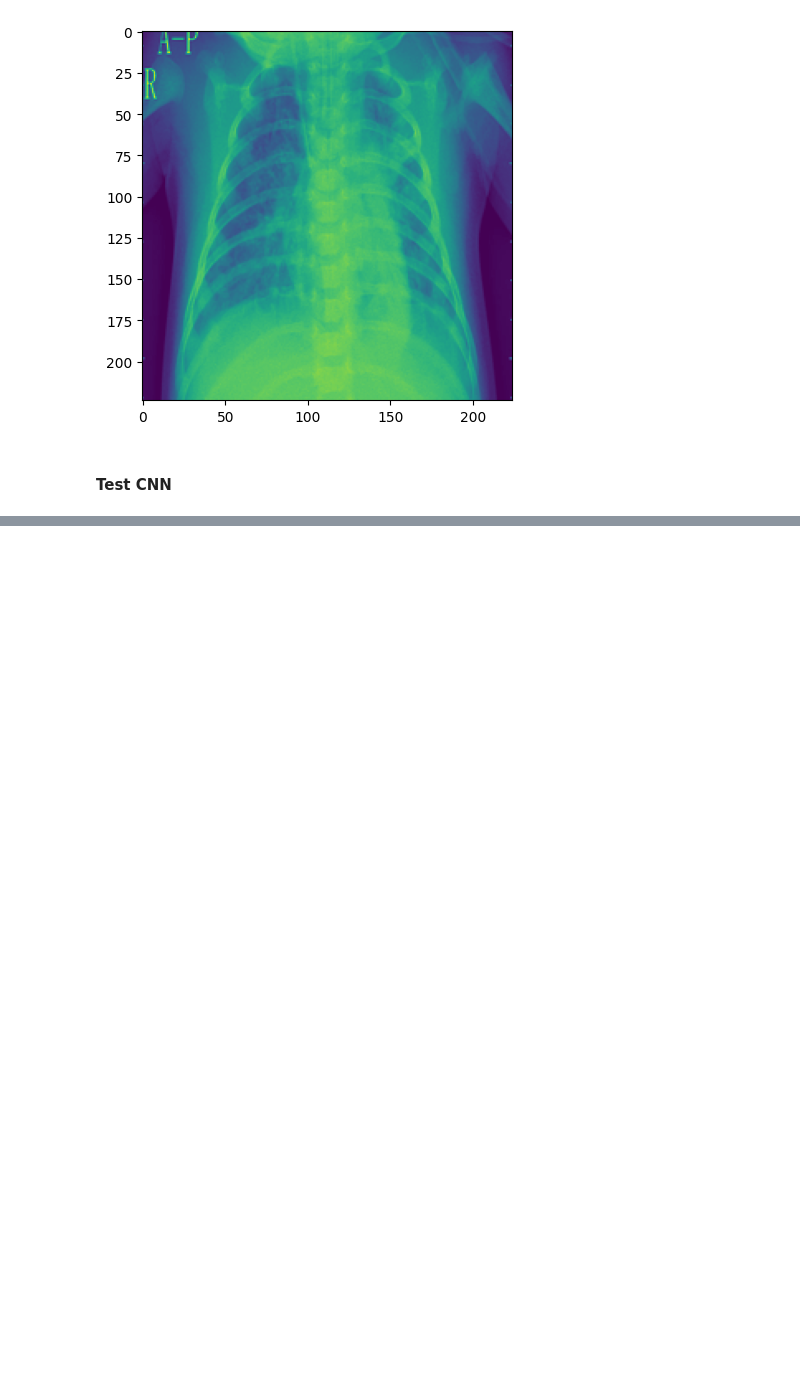
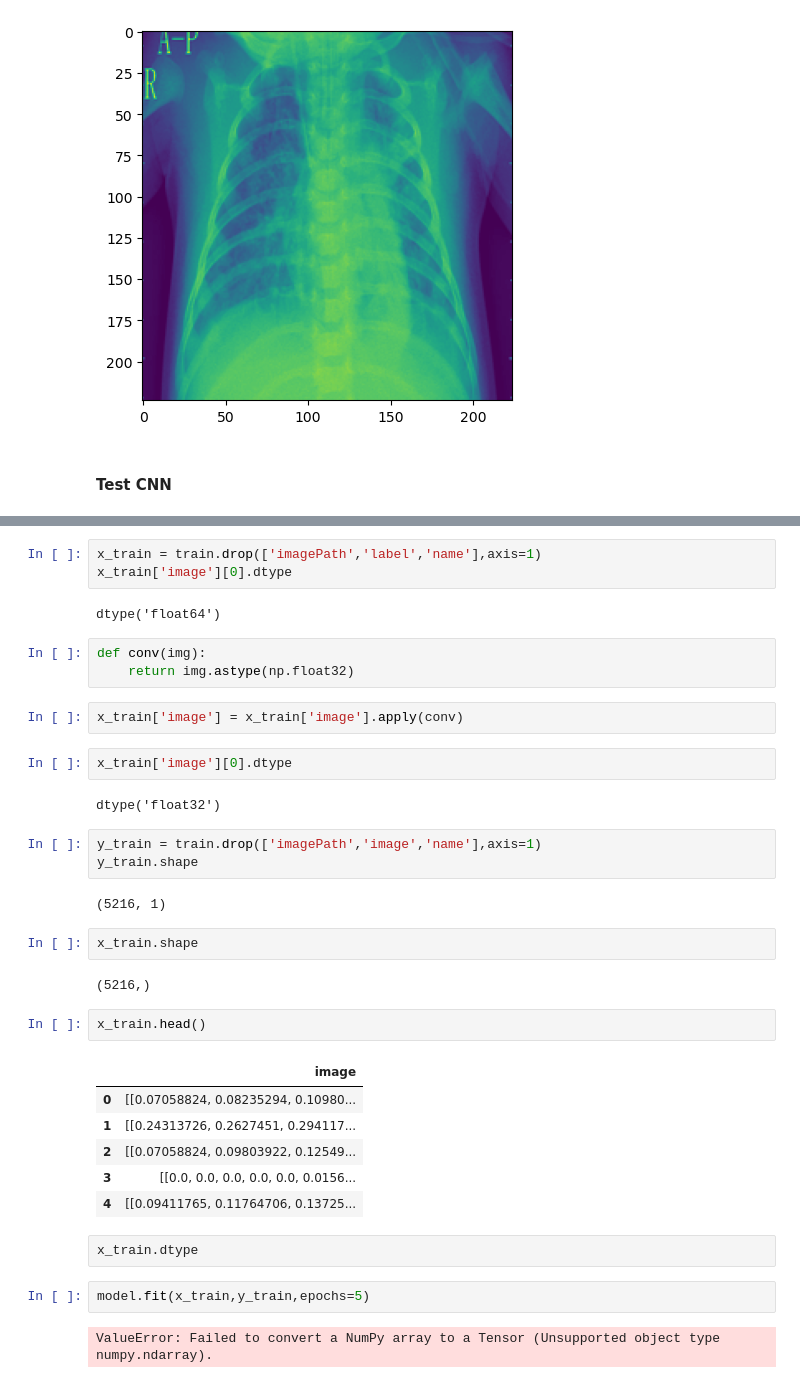
Before and after one commit to Cascade0507/Machine-Learning, a Jupyter notebook: Deep Learning/Pneumonia_Prediction_X-ray/Pneumonia_CNN.ipynb, the cells around one changed output, grey strips where cells are left out. Cells and saved outputs as stored; diff of their text form; blank space fills up the shorter version.

```diff
--- a/Deep Learning/Pneumonia_Prediction_X-ray/Pneumonia_CNN.ipynb
+++ b/Deep Learning/Pneumonia_Prediction_X-ray/Pneumonia_CNN.ipynb
@@ -174,0 +284,38 @@ sample_model.compile(optimizer= 'adam', loss='binary_crossentropy', metrics=[AUC
+# %%
+x_train = train.drop(['imagePath','label','name'],axis=1)
+x_train['image'][0].dtype
+# %% [output]
+dtype('float64')
+# %%
+def conv(img):
+    return img.astype(np.float32)
+# %%
+x_train['image'] = x_train['image'].apply(conv)
+# %%
+x_train['image'][0].dtype
+# %% [output]
+dtype('float32')
+# %%
+y_train = train.drop(['imagePath','image','name'],axis=1)
+y_train.shape
+# %% [output]
+(5216, 1)
+# %%
+x_train.shape
+# %% [output]
+(5216,)
+# %%
+x_train.head()
+# %% [output]
+|  | image |
+| 0 | [[0.07058824, 0.08235294, 0.10980... |
+| 1 | [[0.24313726, 0.2627451, 0.294117... |
+| 2 | [[0.07058824, 0.09803922, 0.12549... |
+| 3 | [[0.0, 0.0, 0.0, 0.0, 0.0, 0.0156... |
+| 4 | [[0.09411765, 0.11764706, 0.13725... |
+# %% [raw]
+x_train.dtype
+# %%
+model.fit(x_train,y_train,epochs=5)
+# %% [output]
+ValueError: Failed to convert a NumPy array to a Tensor (Unsupported object type numpy.ndarray).
```
Also changed, not shown: parts of 23 cells of this notebook.
